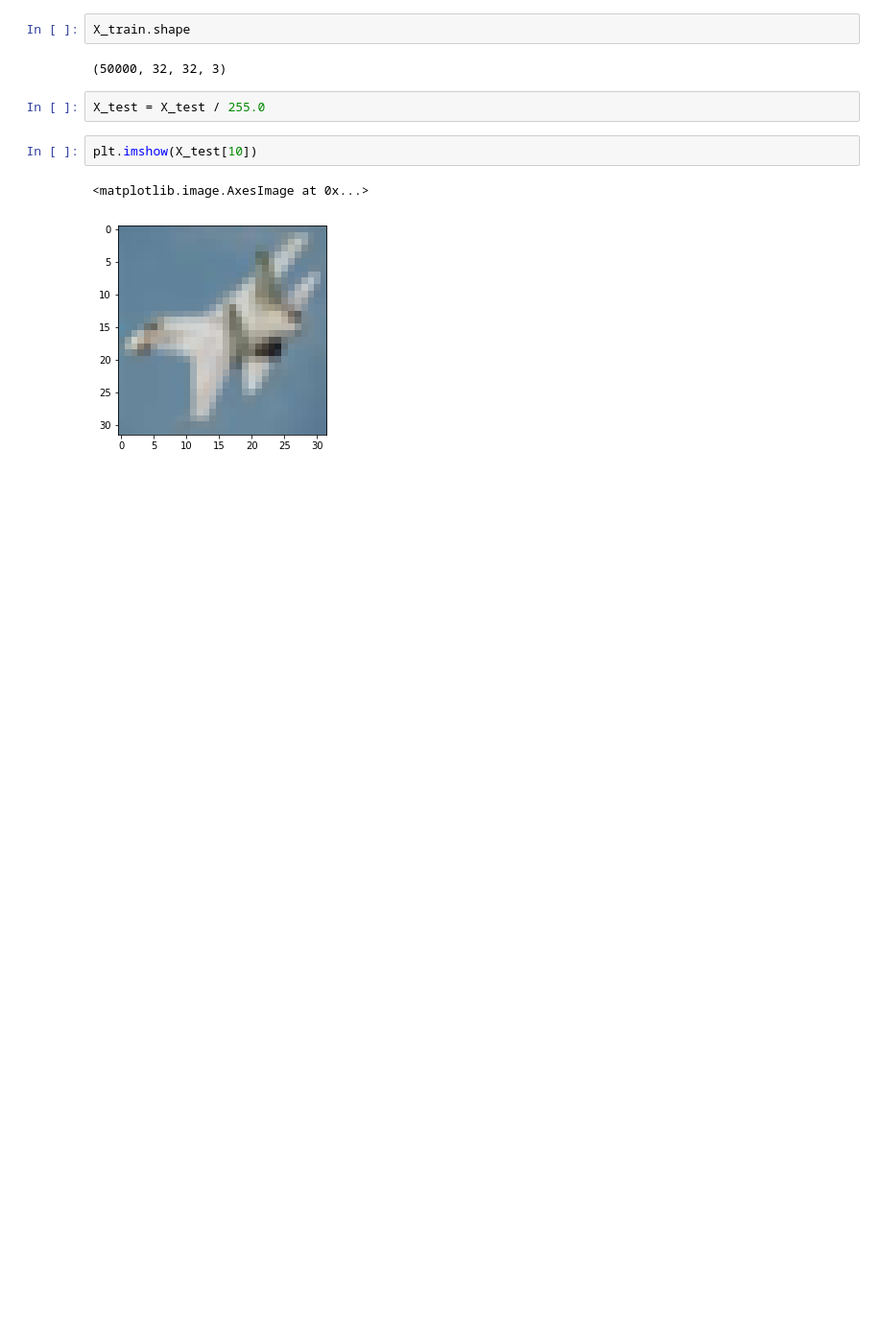
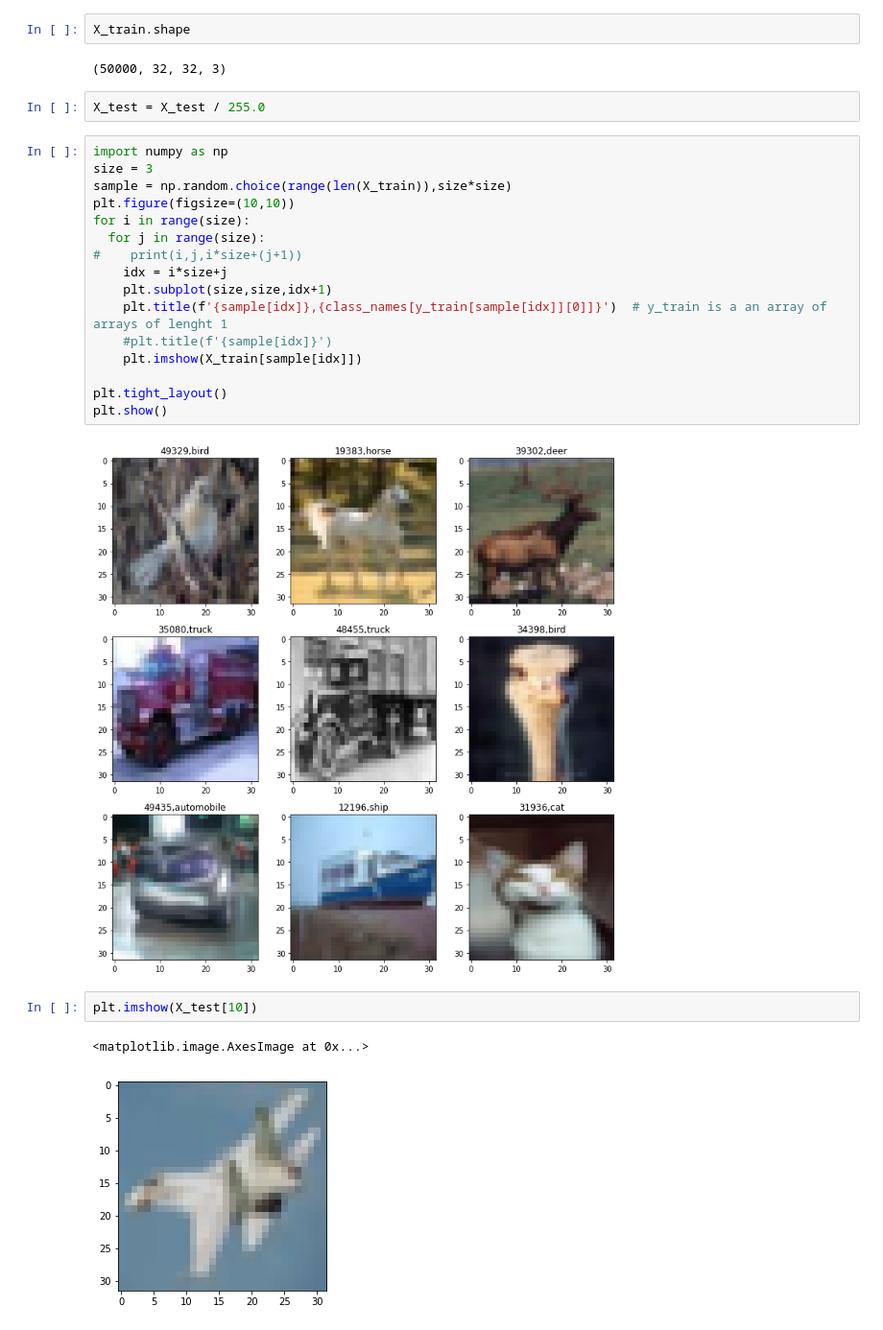
Before and after one commit to mallibus/TF2---colab, a Jupyter notebook: Colab_4_Building_a_Convolutional_Neural_Network_in_TensorFlow_2_0.ipynb, the cells around one changed output. Shown at 96% size. Saved outputs shown, nothing was run; the diff lists cells and outputs as text; blank space fills up the shorter version.

```diff
--- a/Colab_4_Building_a_Convolutional_Neural_Network_in_TensorFlow_2_0.ipynb
+++ b/Colab_4_Building_a_Convolutional_Neural_Network_in_TensorFlow_2_0.ipynb
@@ -39,6 +36,24 @@ X_train.shape
 (50000, 32, 32, 3)
 # %%
 X_test = X_test / 255.0
+# %%
+import numpy as np
+size = 3
+sample = np.random.choice(range(len(X_train)),size*size)
+plt.figure(figsize=(10,10))
+for i in range(size):
+  for j in range(size):
+#    print(i,j,i*size+(j+1))
+    idx = i*size+j
+    plt.subplot(size,size,idx+1)
+    plt.title(f'{sample[idx]},{class_names[y_train[sample[idx]][0]]}')  # y_train is a an array of arrays of lenght 1
+    #plt.title(f'{sample[idx]}')
+    plt.imshow(X_train[sample[idx]])
+
+plt.tight_layout()
+plt.show()
+# %% [output]
+[figure, added]
 # %%
 plt.imshow(X_test[10])
 # %% [output]
```
Also changed, not shown: parts of 13 cells of this notebook.
